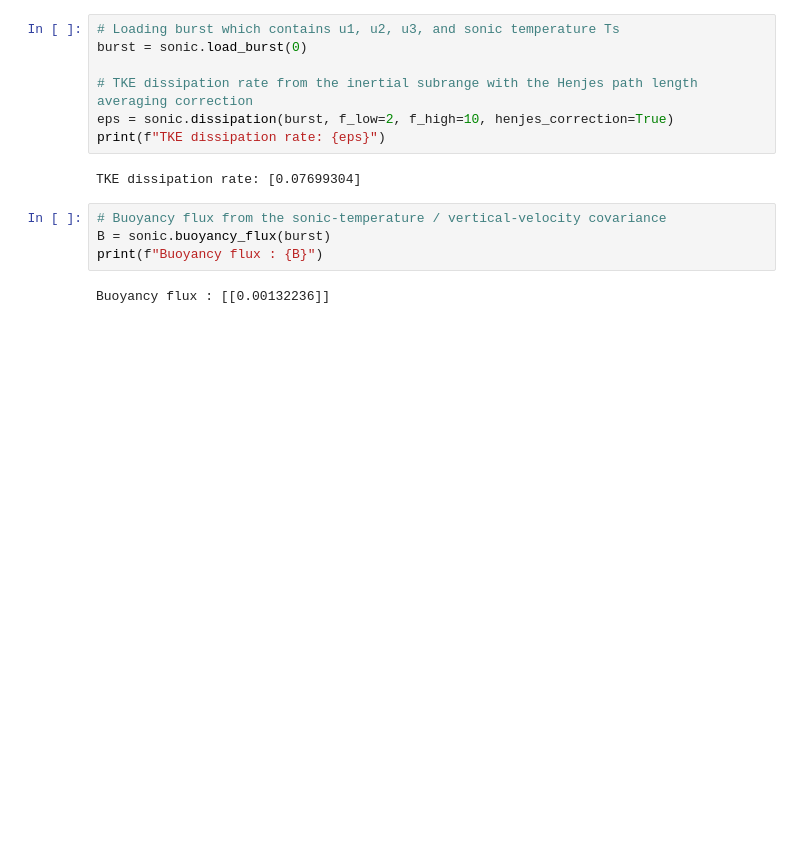
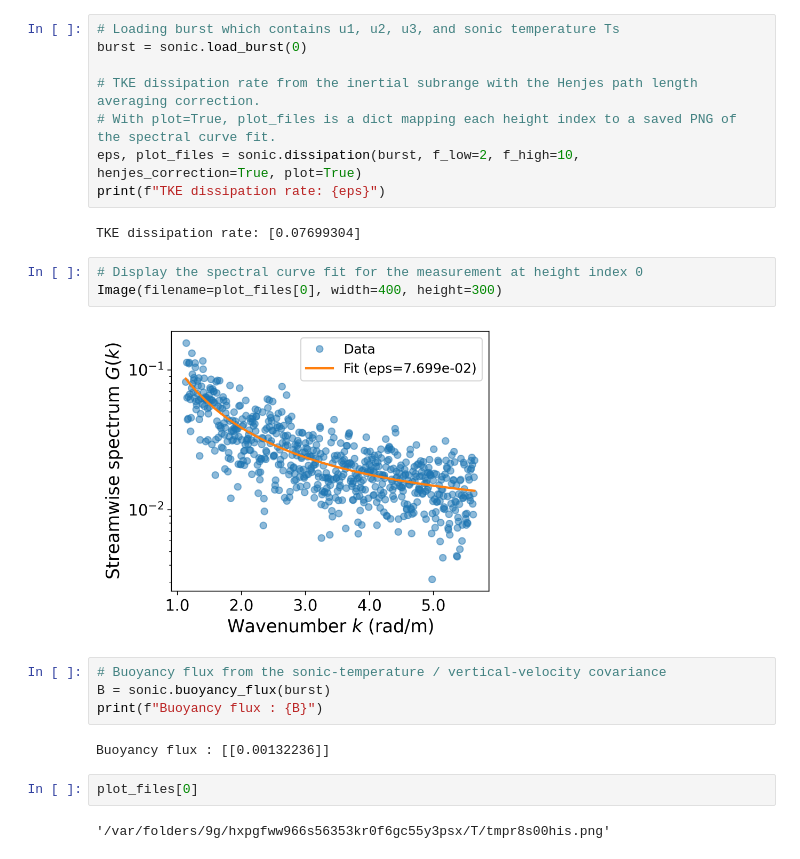
Before and after one commit to galenegan/pytoast, a Jupyter notebook: notebooks/sonic.ipynb, the cells around one changed output. Drawn from its saved outputs; the diff is of its cells as text; blank space fills up the shorter version.

```diff
--- a/notebooks/sonic.ipynb
+++ b/notebooks/sonic.ipynb
@@ -24,14 +25,24 @@ sonic.set_preprocess_opts({"despike": {"method": "recursive_gaussian", "alpha":
 # Loading burst which contains u1, u2, u3, and sonic temperature Ts
 burst = sonic.load_burst(0)
 
-# TKE dissipation rate from the inertial subrange with the Henjes path length averaging correction
-eps = sonic.dissipation(burst, f_low=2, f_high=10, henjes_correction=True)
+# TKE dissipation rate from the inertial subrange with the Henjes path length averaging correction.
+# With plot=True, plot_files is a dict mapping each height index to a saved PNG of the spectral curve fit.
+eps, plot_files = sonic.dissipation(burst, f_low=2, f_high=10, henjes_correction=True, plot=True)
 print(f"TKE dissipation rate: {eps}")
 # %% [output]
 TKE dissipation rate: [0.07699304]
-# %%
-# Buoyancy flux from the sonic-temperature / vertical-velocity covariance
-B = sonic.buoyancy_flux(burst)
-print(f"Buoyancy flux : {B}")
-# %% [output]
-Buoyancy flux : [[0.00132236]]
+# %%
+# Display the spectral curve fit for the measurement at height index 0
+Image(filename=plot_files[0], width=400, height=300)
+# %% [output]
+[figure, added]
+# %%
+# Buoyancy flux from the sonic-temperature / vertical-velocity covariance
+B = sonic.buoyancy_flux(burst)
+print(f"Buoyancy flux : {B}")
+# %% [output]
+Buoyancy flux : [[0.00132236]]
+# %%
+plot_files[0]
+# %% [output]
+'/var/folders/9g/hxpgfww966s56353kr0f6gc55y3psx/T/tmpr8s00his.png'
```
Also changed, not shown: parts of 1 cell of this notebook, 10 other files.
